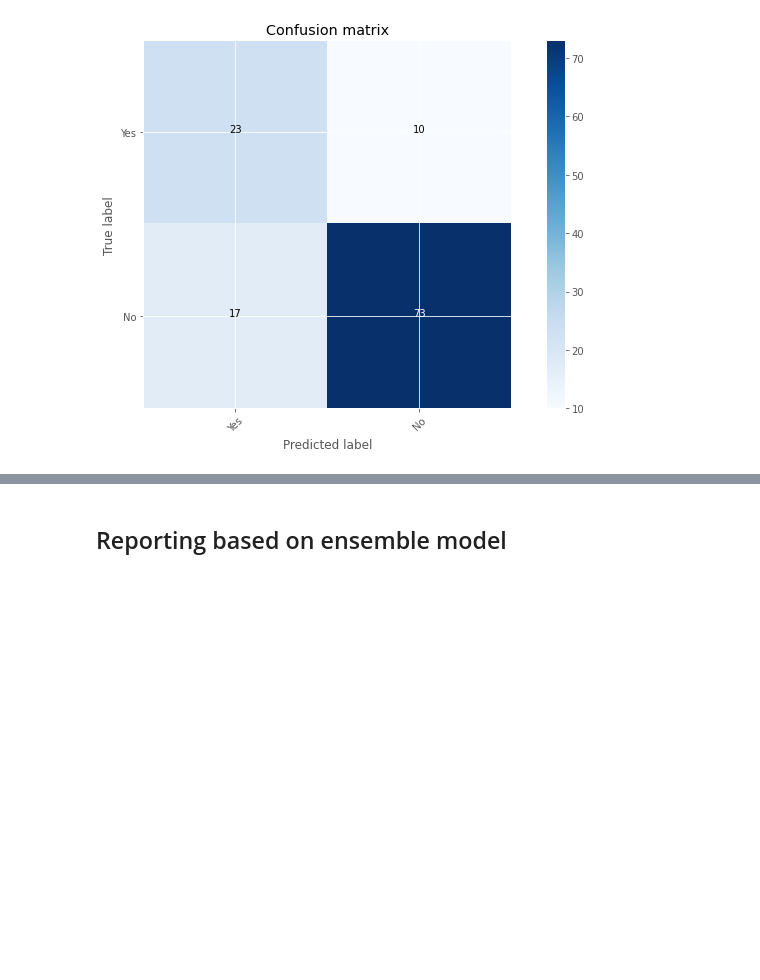
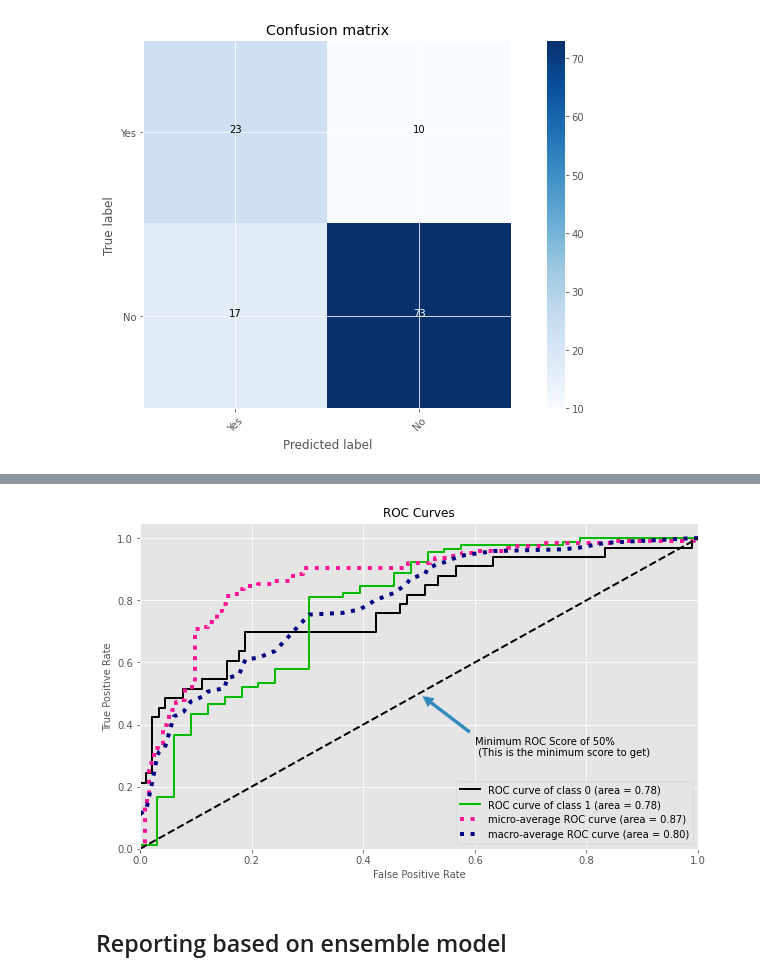
Before and after one commit to saritmaitra/Loan_approval_system, a Jupyter notebook: Model_Development_Loan_Approval_System.ipynb, the cells around one changed output, grey strips where cells are left out. Saved outputs shown, nothing was run; the diff lists cells and outputs as text; code cells hidden in the pictures; blank space fills up the shorter version.

```diff
--- a/Model_Development_Loan_Approval_System.ipynb
+++ b/Model_Development_Loan_Approval_System.ipynb
@@ -960,3 +976,13 @@ Confusion matrix, without normalization
+# %%
+import scikitplot as skplt #to make things easy
+y_pred = voting_clf.predict_proba(x_test)
+plt.rcParams['figure.figsize'] = [10, 6]
+skplt.metrics.plot_roc_curve(y_test, y_pred)
+plt.annotate('Minimum ROC Score of 50% \n (This is the minimum score to get)', xy=(0.5, 0.5), xytext=(0.6, 0.3),
+                arrowprops=dict(shrink=0.05))
+plt.show()
+# %% [output]
+[figure, added]
 # %% [markdown]
 ## Reporting based on ensemble model
 # %%
```
Also changed, not shown: parts of 3 cells of this notebook.
